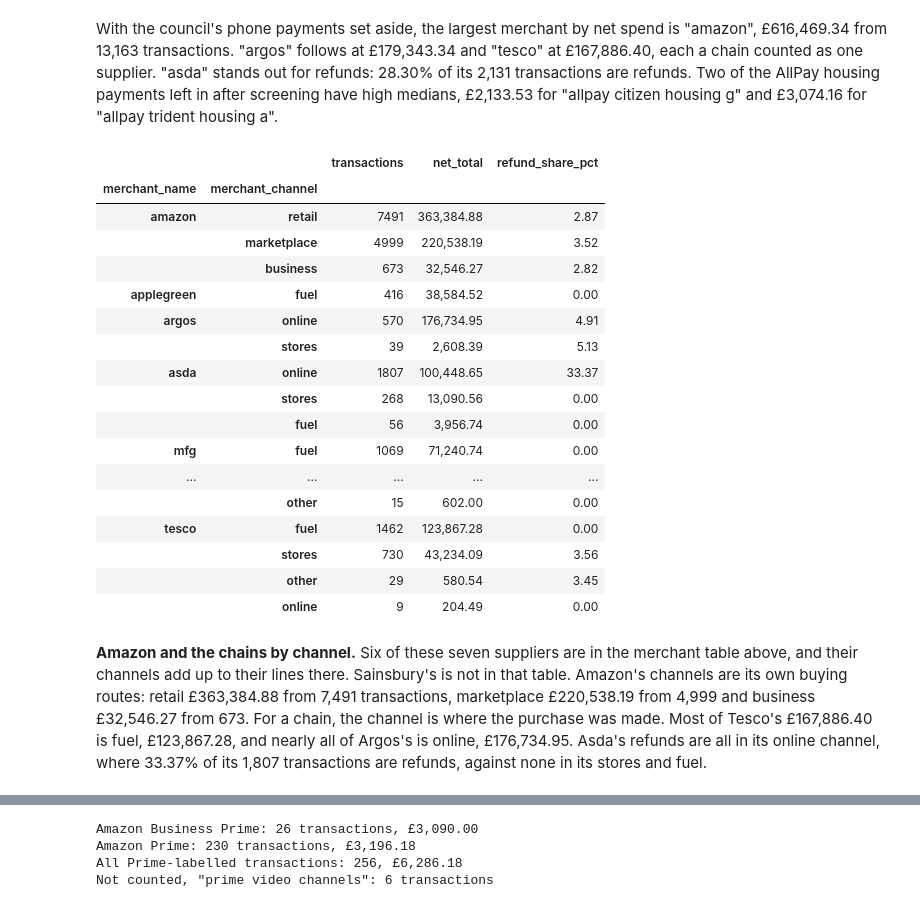
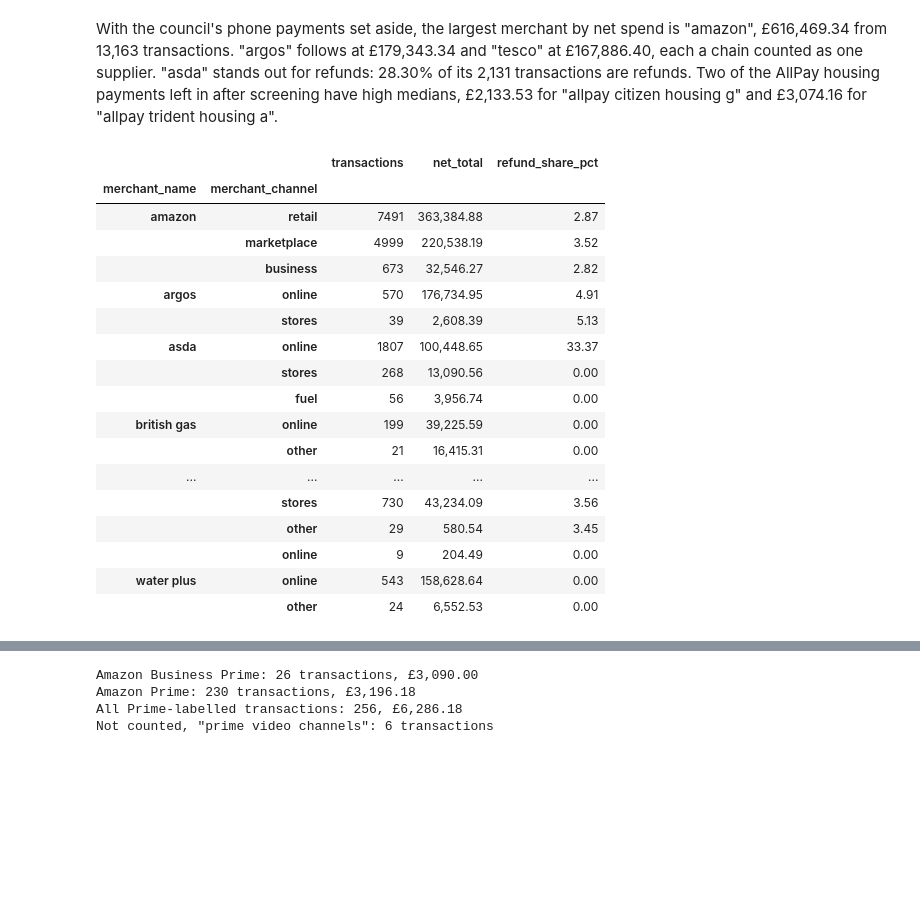
Before and after one commit to PaddyGilliland1/ai-programming-foundations-project, a Jupyter notebook: data_workflow.ipynb, the cells around one changed output, grey strips where cells are left out. Saved outputs shown, nothing was run; the diff lists cells and outputs as text; code cells hidden in the pictures; blank space fills up the shorter version.

```diff
--- a/data_workflow.ipynb
+++ b/data_workflow.ipynb
@@ -857,32 +872,30 @@ top_merchants
 # %% [markdown]
 With the council's phone payments set aside, the largest merchant by net spend is "amazon", £616,469.34 from 13,163 transactions. "argos" follows at £179,343.34 and "tesco" at £167,886.40, each a chain counted as one supplier. "asda" stands out for refunds: 28.30% of its 2,131 transactions are refunds. Two of the AllPay housing payments left in after screening have high medians, £2,133.53 for "allpay citizen housing g" and £3,074.16 for "allpay trident housing a".
-# %%
-# Amazon and each chain are one supplier, so I split their lines by the
-# channel each purchase went through, largest channel first.
-chain_rows = primary[primary["merchant_name"].isin(CHAINS)]
-chain_channels = summarise_spend(
-    chain_rows, ["merchant_name", "merchant_channel"]
-)[["transactions", "net_total", "refund_share_pct"]]
-chain_channels = chain_channels.sort_index(level=0, sort_remaining=False)
-chain_channels
-# %% [output]
-|  |  | transactions | net_total | refund_share_pct |
-| merchant_name | merchant_channel |  |  |  |
-| amazon | retail | 7491 | 363,384.88 | 2.87 |
-|  | marketplace | 4999 | 220,538.19 | 3.52 |
-|  | business | 673 | 32,546.27 | 2.82 |
-| applegreen | fuel | 416 | 38,584.52 | 0.00 |
-| argos | online | 570 | 176,734.95 | 4.91 |
-|  | stores | 39 | 2,608.39 | 5.13 |
-| asda | online | 1807 | 100,448.65 | 33.37 |
-|  | stores | 268 | 13,090.56 | 0.00 |
-|  | fuel | 56 | 3,956.74 | 0.00 |
-| mfg | fuel | 1069 | 71,240.74 | 0.00 |
-| ... | ... | ... | ... | ... |
-|  | other | 15 | 602.00 | 0.00 |
-| tesco | fuel | 1462 | 123,867.28 | 0.00 |
-|  | stores | 730 | 43,234.09 | 3.56 |
-|  | other | 29 | 580.54 | 3.45 |
-|  | online | 9 | 204.49 | 0.00 |
-# %% [markdown]
-**Amazon and the chains by channel.** Six of these seven suppliers are in the merchant table above, and their channels add up to their lines there. Sainsbury's is not in that table. Amazon's channels are its own buying routes: retail £363,384.88 from 7,491 transactions, marketplace £220,538.19 from 4,999 and business £32,546.27 from 673. For a chain, the channel is where the purchase was made. Most of Tesco's £167,886.40 is fuel, £123,867.28, and nearly all of Argos's is online, £176,734.95. Asda's refunds are all in its online channel, where 33.37% of its 1,807 transactions are refunds, against none in its stores and fuel.
+# %%
+# Amazon and each joined supplier are one supplier, so I split their lines
+# by the channel each purchase went through, largest channel first.
+supplier_rows = primary[primary["merchant_name"].isin(SUPPLIERS)]
+supplier_channels = summarise_spend(
+    supplier_rows, ["merchant_name", "merchant_channel"]
+)[["transactions", "net_total", "refund_share_pct"]]
+supplier_channels = supplier_channels.sort_index(level=0, sort_remaining=False)
+supplier_channels
+# %% [output]
+|  |  | transactions | net_total | refund_share_pct |
+| merchant_name | merchant_channel |  |  |  |
+| amazon | retail | 7491 | 363,384.88 | 2.87 |
+|  | marketplace | 4999 | 220,538.19 | 3.52 |
+|  | business | 673 | 32,546.27 | 2.82 |
+| argos | online | 570 | 176,734.95 | 4.91 |
+|  | stores | 39 | 2,608.39 | 5.13 |
+| asda | online | 1807 | 100,448.65 | 33.37 |
+|  | stores | 268 | 13,090.56 | 0.00 |
+|  | fuel | 56 | 3,956.74 | 0.00 |
+| british gas | online | 199 | 39,225.59 | 0.00 |
+|  | other | 21 | 16,415.31 | 0.00 |
+| ... | ... | ... | ... | ... |
+|  | stores | 730 | 43,234.09 | 3.56 |
+|  | other | 29 | 580.54 | 3.45 |
+|  | online | 9 | 204.49 | 0.00 |
+| water plus | online | 543 | 158,628.64 | 0.00 |
+|  | other | 24 | 6,552.53 | 0.00 |
```
Also changed, not shown: parts of 10 cells of this notebook, 1 other file.
